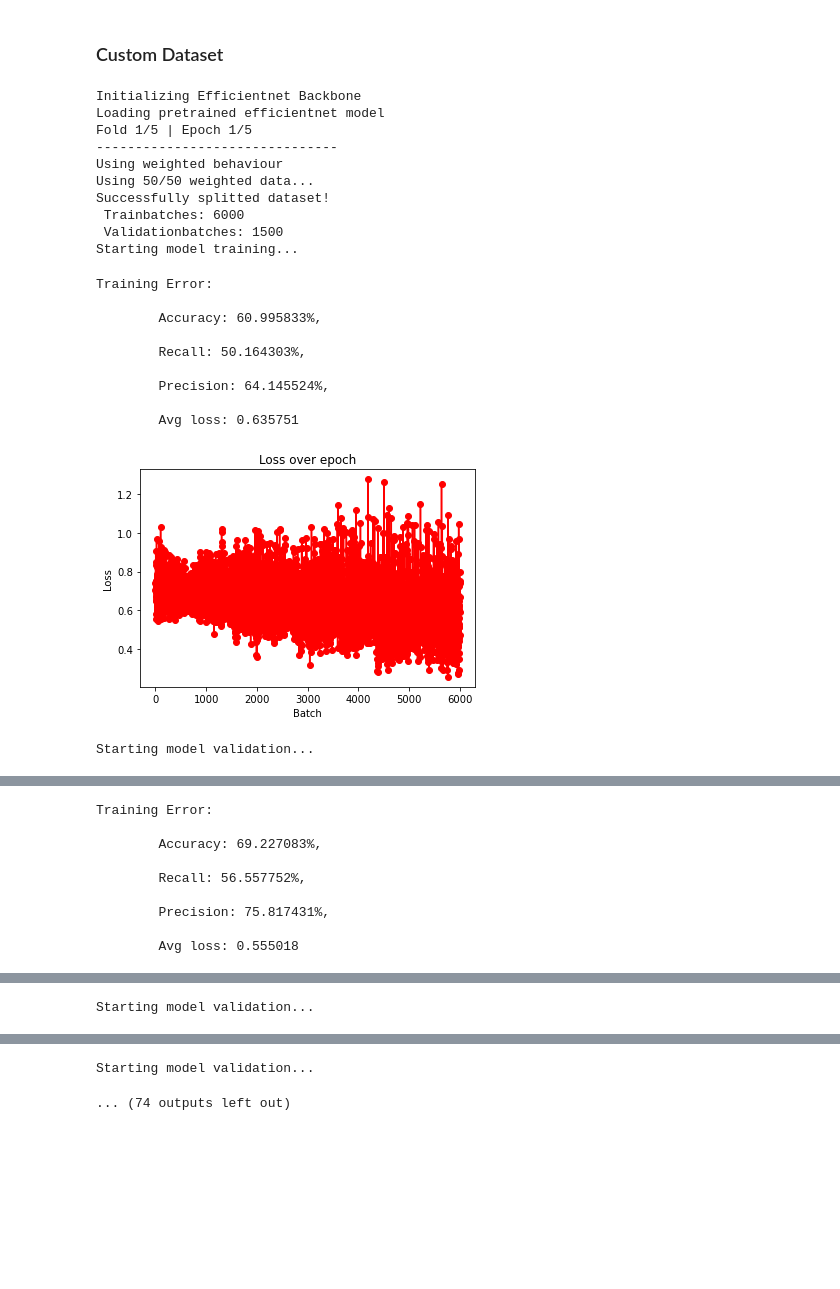
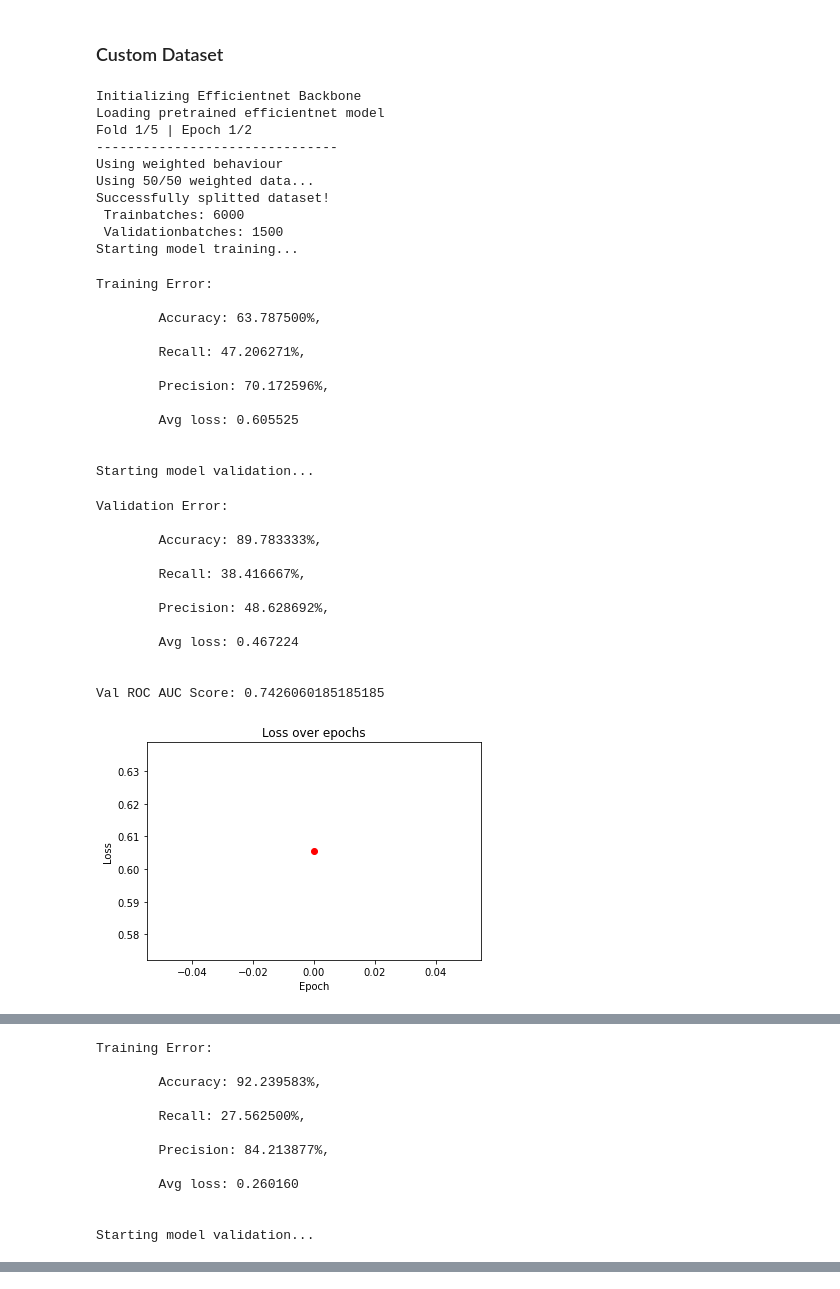
Before and after one commit to Adrian-GGit/SETI, a Jupyter notebook: seti_notebooks/schnaufNet2.0.ipynb, the cells around one changed output, grey strips where cells are left out. Cells and saved outputs as stored; diff of their text form; code cells hidden in the pictures; blank space fills up the shorter version.

```diff
--- a/seti_notebooks/schnaufNet2.0.ipynb
+++ b/seti_notebooks/schnaufNet2.0.ipynb
@@ -186,9 +158,8 @@ def get_0_1_ratio(dataloader, train):
 # %%
-def train_loop(model, train_dataloader, optimizer, loss_fn, scheduler):
+def train_loop(model, train_dataloader, optimizer, loss_fn, scheduler, epoch_loss_list):
     print("Starting model training...")
     model.train()
     epoch_loss = 0
-    epoch_loss_list = []
     num_batches = len(train_dataloader)
 
     accuracy = Accuracy()
@@ -202,23 +173,23 @@ def train_loop(model, train_dataloader, optimizer, loss_fn, scheduler):
         optimizer.zero_grad()
         pred = model(images)
         loss = loss_fn(pred.view(labels.size(0)), labels.to(torch.float32))
-        epoch_loss_list.append(loss.item())
-        epoch_loss += loss.item() # add loss for whole batch
+        epoch_loss += loss.item()
         loss.backward()
         optimizer.step()
         scheduler.step()
-        predicted = torch.sigmoid(pred).round() # if precision gets higher => write own function which does not seperate <0.5 and >=0.5 like round currently does
+        predicted = torch.sigmoid(pred).round()
         accuracy.update((predicted, labels))
         precision.update((predicted, labels))
         recall.update((predicted, labels))
 
     avg_epoch_loss = epoch_loss / num_batches
+    epoch_loss_list.append(avg_epoch_loss)
     print(f"""Training Error: \n
         Accuracy: {100*accuracy.compute():>2f}%, \n
         Recall: {100*recall.compute():>2f}%, \n
         Precision: {100*precision.compute():>2f}%, \n
         Avg loss: {avg_epoch_loss:>2f} \n
-    """) # avg loss is summed losses for all batches divided with num batches
+    """)
     with codecs.open('logs/schnaufNet2.0 train.log', 'a') as up:
         up.write(f"""Validation Error: \n
             Accuracy: {100*accuracy.compute():2f}%, \n
@@ -226,11 +197,6 @@ def train_loop(model, train_dataloader, optimizer, loss_fn, scheduler):
             Precision: {100*precision.compute():>2f}%, \n
             Avg loss: {avg_epoch_loss:>2f} \n
         """)
-    plt.plot(epoch_loss_list, "ro-")
-    plt.title("Loss over epoch")
-    plt.xlabel("Batch")
-    plt.ylabel("Loss")
-    plt.show()
 
 def validation_loop(model, val_dataloader, loss_fn):
     print("Starting model validation...")
@@ -253,16 +219,18 @@ def validation_loop(model, val_dataloader, loss_fn):
             pred = model(images)
             loss = loss_fn(pred.view(labels.size(0)), labels.to(torch.float32))
             epoch_loss += loss.item()
-            predicted = torch.sigmoid(pred).round()
+
+            predicted_raw = torch.sigmoid(pred)
+            predicted = predicted_raw.round()
+
             accuracy.update((predicted, labels))
             precision.update((predicted, labels))
             recall.update((predicted, labels))
 
-            predicted = torch.sigmoid(pred)
             labels = labels.detach().cpu().numpy().tolist()
-            predicted = predicted.detach().cpu().numpy().tolist()
+            predicted_raw = predicted_raw.detach().cpu().numpy().tolist()
             epoch_labels.extend(labels)
-            epoch_preds.extend(predicted)
+            epoch_preds.extend(predicted_raw)
 
     avg_epoch_loss = epoch_loss / num_batches
     print(f"""Validation Error: \n
@@ -303,7 +268,7 @@ if not conf_dict["use_all"]:
     df_train = df_train[:conf_dict["only_use"]]
 df_train["file_path"] = df_train["id"].apply(get_file_path, directory=conf_dict["train_dir"])
 
-loss_fn = nn.BCEWithLogitsLoss() # nn.BCELoss() => needs sigmoid as activation function
+loss_fn = nn.BCEWithLogitsLoss()
 num_epochs = conf_dict["epochs"]
 num_folds = conf_dict["folds"]
 skf = StratifiedKFold(n_splits=num_folds)
@@ -323,6 +288,7 @@ for fold, (train_index, val_index) in enumerate(skf.split(df_train, df_train["ta
     best_roc_auc = 0
     best_roc_auc_fold = 1
     best_roc_auc_fold_epoch = 1
+    epoch_train_loss_list = []
     for epoch in range(num_epochs):
         print(f"Fold {fold + 1}/{num_folds} | Epoch {epoch + 1}/{num_epochs}\n-------------------------------")
         if epoch == math.floor(num_epochs * conf_dict["split_until_ratio"]):
@@ -331,40 +297,58 @@ for fold, (train_index, val_index) in enumerate(skf.split(df_train, df_train["ta
         else:
             print(f"Using {current_split_behaviour} behaviour")
             train_dataloader, val_dataloader = split(train_index, val_index, behaviour=current_split_behaviour)
-        train_loop(model, train_dataloader, optimizer, loss_fn, scheduler)
+        train_loop(model, train_dataloader, optimizer, loss_fn, scheduler, epoch_train_loss_list)
         val_labels, val_predictions = validation_loop(model, val_dataloader, loss_fn)
         roc_auc = metrics.roc_auc_score(val_labels, val_predictions)
         print(f"Val ROC AUC Score: {roc_auc}")
         with codecs.open('logs/schnaufNet2.0 validation.log', 'a') as up:
             up.write(f"""
                 Epoch={epoch}, Valid ROC AUC={roc_auc}\n
             """)
         if roc_auc > best_roc_auc:
             torch.save(model.state_dict(), "best_roc_auc_" + conf_dict["model"] + "-" + str(fold) + "-" + str(epoch) + ".pth")
             best_roc_auc = roc_auc
             best_roc_auc_fold = fold
             best_roc_auc_epoch = epoch
-    # torch.save(model.state_dict(), "version_" + conf_dict["model"] + "-" + str(fold) + ".pth")
+        plt.plot(epoch_train_loss_list, "ro-")
+        plt.title("Loss over epochs")
+        plt.xlabel("Epoch")
+        plt.ylabel("Loss")
+        plt.show()
 print(f"Training done! Best model in fold {best_roc_auc_fold}, epoch {best_roc_auc_epoch} with roc_auc of {best_roc_auc}")
 # %% [output]
 Initializing Efficientnet Backbone
 Loading pretrained efficientnet model
-Fold 1/5 | Epoch 1/5
+Fold 1/5 | Epoch 1/2
 -------------------------------
 Using weighted behaviour
 Using 50/50 weighted data...
 Successfully splitted dataset!
  Trainbatches: 6000
  Validationbatches: 1500
 Starting model training...
 Training Error:
 
-        Accuracy: 60.995833%,
+        Accuracy: 63.787500%,
 
-        Recall: 50.164303%,
+        Recall: 47.206271%,
 
-        Precision: 64.145524%,
+        Precision: 70.172596%,
 
-        Avg loss: 0.635751
+        Avg loss: 0.605525
+
+
+Starting model validation...
+Validation Error:
+
+        Accuracy: 89.783333%,
+
+        Recall: 38.416667%,
+
+        Precision: 48.628692%,
+
+        Avg loss: 0.467224
+
+
+Val ROC AUC Score: 0.7426060185185185
-[figure, old version]
+[figure, new version]
-Starting model validation...
@@ -390,10 +362,13 @@ Successfully splitted dataset!
 Starting model training...
 Training Error:
 
-        Accuracy: 69.227083%,
+        Accuracy: 92.239583%,
 
-        Recall: 56.557752%,
+        Recall: 27.562500%,
 
-        Precision: 75.817431%,
+        Precision: 84.213877%,
 
-        Avg loss: 0.555018
+        Avg loss: 0.260160
+
+
+Starting model validation...
@@ -401 +387,0 @@ Training Error:
-Starting model validation...
@@ -432,2 +398,0 @@ Training Error:
-Starting model validation...
-... (74 outputs left out)
```
Also changed, not shown: parts of 8 cells of this notebook.
